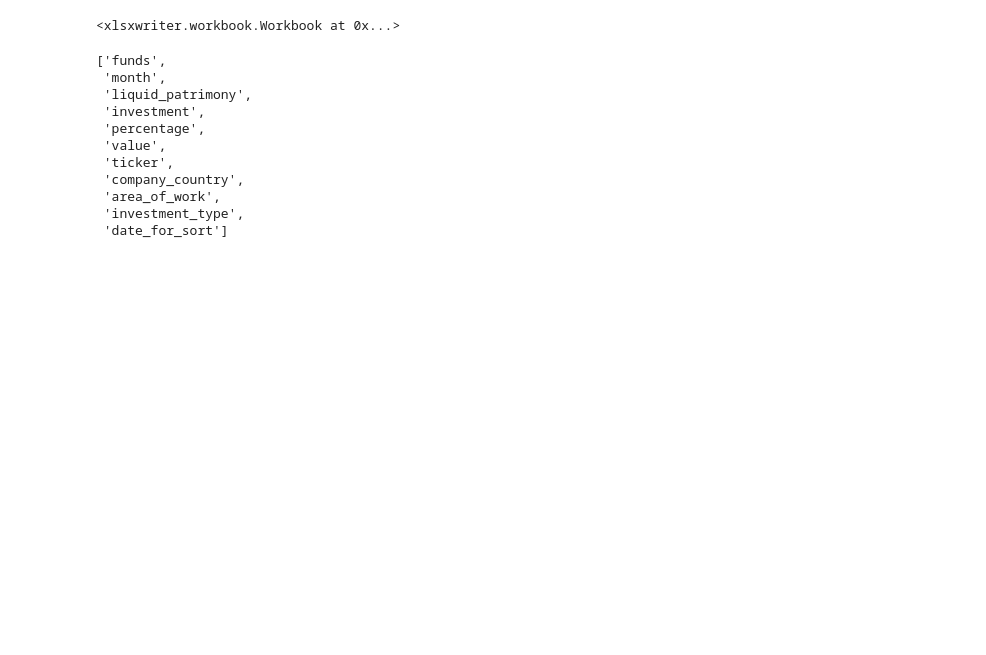
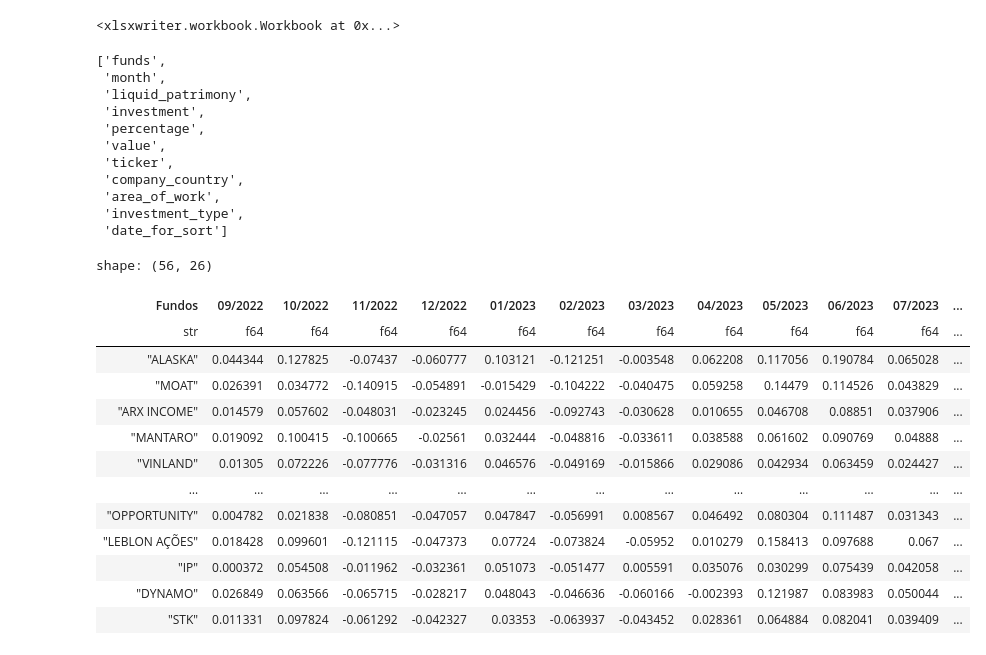
Before and after one commit to vhenequim/offshorePeer, a Jupyter notebook: graph_maker.ipynb, the cells around one changed output. Drawn from its saved outputs; the diff is of its cells as text; code cells hidden in the pictures; blank space fills up the shorter version.

```diff
--- a/graph_maker.ipynb
+++ b/graph_maker.ipynb
@@ -43,3 +43,39 @@ df_peers.columns
  'area_of_work',
  'investment_type',
  'date_for_sort']
+# %%
+# Convert Excel serial dates to datetime and then format to month/year
+df_rentability = pl.read_excel("C:/Users/VHENEQUIM/Documents/Estudo/offshorePeer/rentability.xlsx", has_header=True)
+
+# Convert column names that are integers (dates) to proper date format
+new_columns = []
+for col in df_rentability.columns:
+    if isinstance(col, int) or (isinstance(col, str) and col.isdigit()):
+        # Convert Excel serial date to datetime and format as month/year
+        date_int = int(col)
+        # Excel's epoch starts on 1900-01-01, but we subtract 2 to account for Excel's quirks
+        excel_date = dt.datetime(1900, 1, 1) + dt.timedelta(days=date_int - 2)
+        new_col = excel_date.strftime("%m/%Y")
+        new_columns.append(new_col)
+    else:
+        new_columns.append(col)
+
+# Rename the columns
+df_rentability = df_rentability.rename(dict(zip(df_rentability.columns, new_columns)))
+
+df_rentability
+# %% [output]
+shape: (56, 26)
+| Fundos | 09/2022 | 10/2022 | 11/2022 | 12/2022 | 01/2023 | 02/2023 | 03/2023 | 04/2023 | 05/2023 | 06/2023 | 07/2023 | ... |
+| str | f64 | f64 | f64 | f64 | f64 | f64 | f64 | f64 | f64 | f64 | f64 | ... |
+| "ALASKA" | 0.044344 | 0.127825 | -0.07437 | -0.060777 | 0.103121 | -0.121251 | -0.003548 | 0.062208 | 0.117056 | 0.190784 | 0.065028 | ... |
+| "MOAT" | 0.026391 | 0.034772 | -0.140915 | -0.054891 | -0.015429 | -0.104222 | -0.040475 | 0.059258 | 0.14479 | 0.114526 | 0.043829 | ... |
+| "ARX INCOME" | 0.014579 | 0.057602 | -0.048031 | -0.023245 | 0.024456 | -0.092743 | -0.030628 | 0.010655 | 0.046708 | 0.08851 | 0.037906 | ... |
+| "MANTARO" | 0.019092 | 0.100415 | -0.100665 | -0.02561 | 0.032444 | -0.048816 | -0.033611 | 0.038588 | 0.061602 | 0.090769 | 0.04888 | ... |
+| "VINLAND" | 0.01305 | 0.072226 | -0.077776 | -0.031316 | 0.046576 | -0.049169 | -0.015866 | 0.029086 | 0.042934 | 0.063459 | 0.024427 | ... |
+| … | … | … | … | … | … | … | … | … | … | … | … | ... |
+| "OPPORTUNITY" | 0.004782 | 0.021838 | -0.080851 | -0.047057 | 0.047847 | -0.056991 | 0.008567 | 0.046492 | 0.080304 | 0.111487 | 0.031343 | ... |
+| "LEBLON AÇÕES" | 0.018428 | 0.099601 | -0.121115 | -0.047373 | 0.07724 | -0.073824 | -0.05952 | 0.010279 | 0.158413 | 0.097688 | 0.067 | ... |
+| "IP" | 0.000372 | 0.054508 | -0.011962 | -0.032361 | 0.051073 | -0.051477 | 0.005591 | 0.035076 | 0.030299 | 0.075439 | 0.042058 | ... |
+| "DYNAMO" | 0.026849 | 0.063566 | -0.065715 | -0.028217 | 0.048043 | -0.046636 | -0.060166 | -0.002393 | 0.121987 | 0.083983 | 0.050044 | ... |
+| "STK" | 0.011331 | 0.097824 | -0.061292 | -0.042327 | 0.03353 | -0.063937 | -0.043452 | 0.028361 | 0.064884 | 0.082041 | 0.039409 | ... |
```
Also changed, not shown: parts of 13 cells of this notebook, 6 other files.
